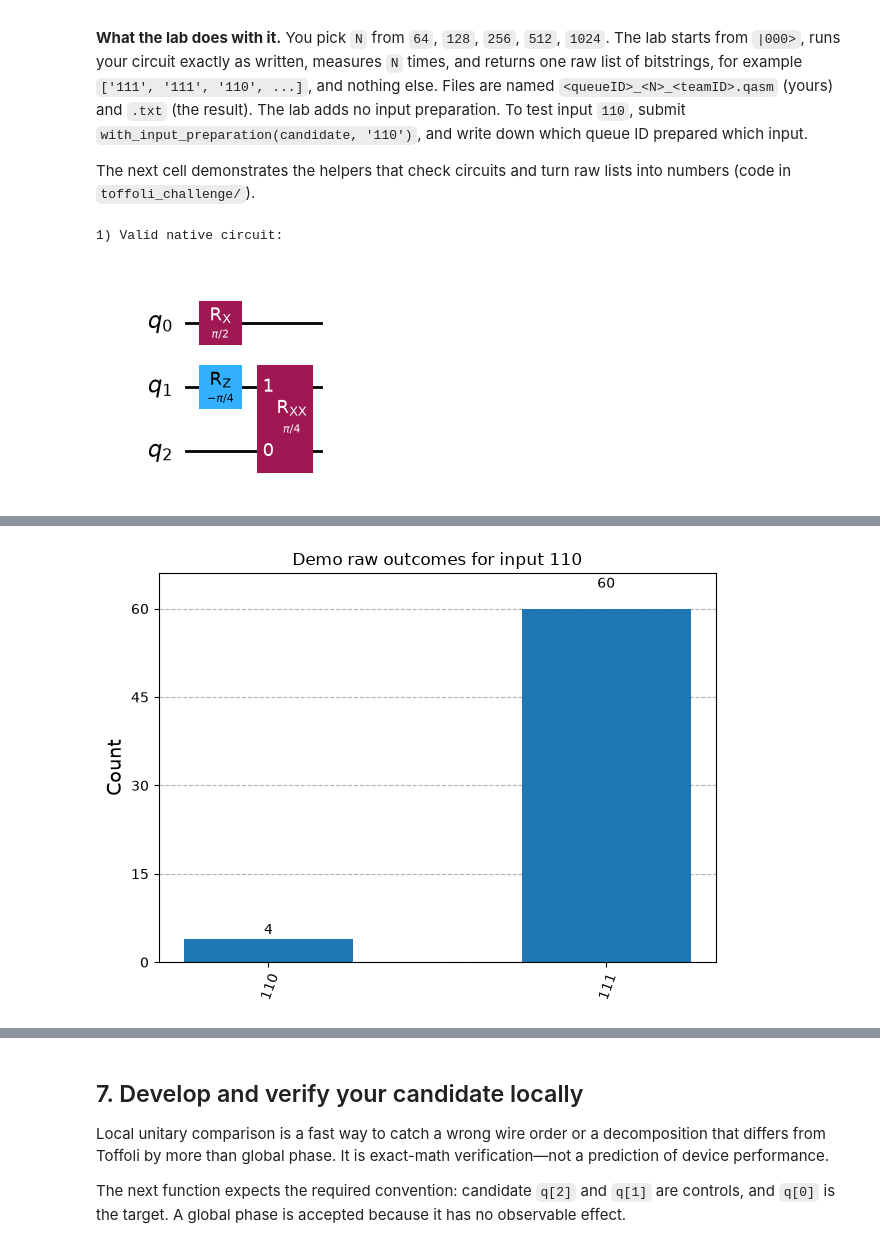
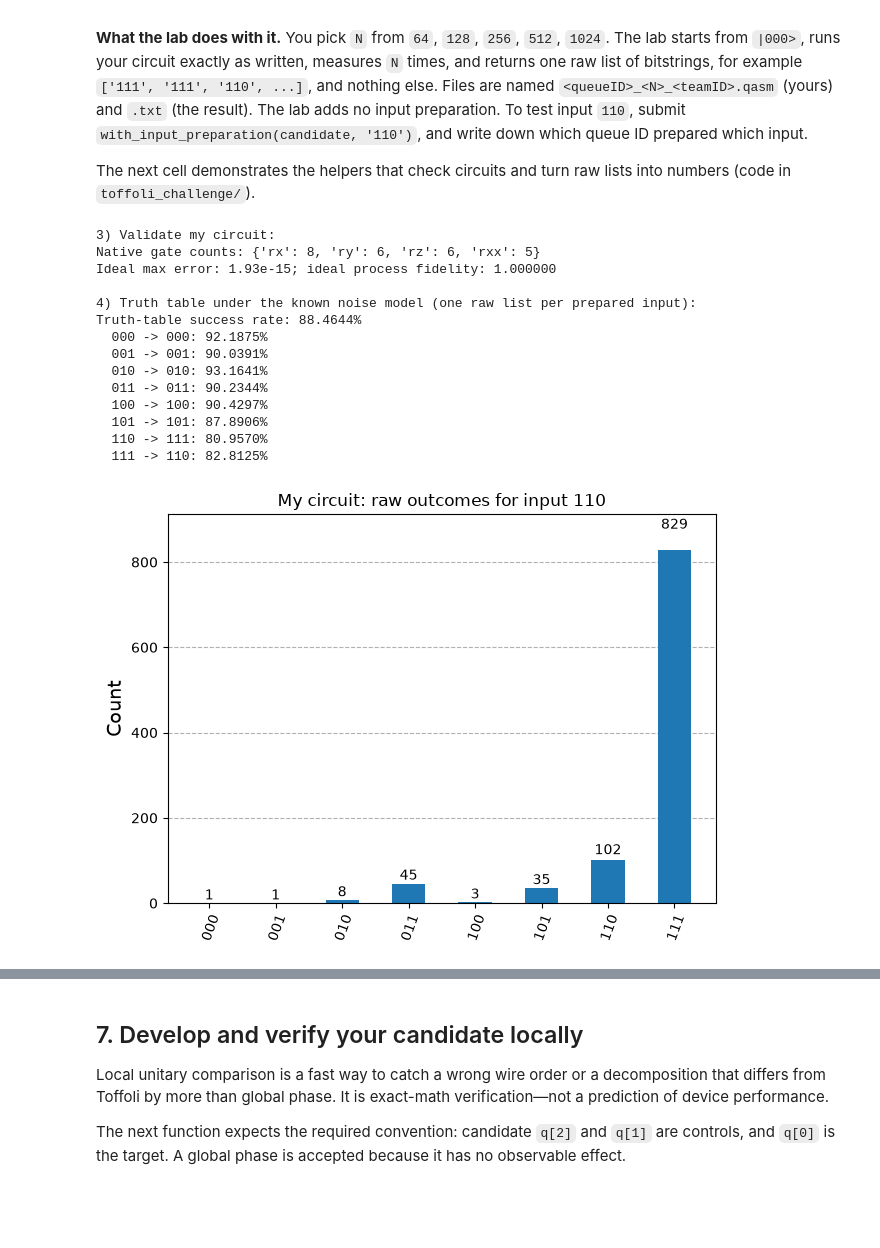
Before and after one commit to rahinarrianislam/DQCIntroChallenge, a Jupyter notebook: notebooks/Toffoli_Hardware_Hackathon_Challenge.ipynb, the cells around one changed output, grey strips where cells are left out. Drawn from its saved outputs; the diff is of its cells as text; code cells hidden in the pictures; blank space fills up the shorter version.

Commit message:
Add new tofolli circuit models

```diff
--- a/notebooks/Toffoli_Hardware_Hackathon_Challenge.ipynb
+++ b/notebooks/Toffoli_Hardware_Hackathon_Challenge.ipynb
@@ -808,37 +877,60 @@ MYSTERY_BACKEND_URL is not set yet; skipping the probes. Set it above when the o
 
 The next cell demonstrates the helpers that check circuits and turn raw lists into numbers (code in `toffoli_challenge/`).
 # %%
-# Helper demo. Judges may recompute your numbers from the lab's raw files: keep the queue IDs.
-from toffoli_challenge import bitstrings_to_counts, truth_table_row, validate_submission_circuit
+import matplotlib.pyplot as plt
+from qiskit_aer import AerSimulator
+from qiskit.visualization import plot_histogram
 
-# This circuit is native-gate compliant but is NOT a Toffoli; it only demonstrates validation.
-demo_native_circuit = QuantumCircuit(3)
-demo_native_circuit.rx(np.pi / 2, 0)
-demo_native_circuit.rz(-np.pi / 4, 1)  # Virtual/software rotation: free on this hardware.
-demo_native_circuit.rxx(np.pi / 4, 2, 1)
+from toffoli_challenge import (
+    TOFFOLI_INPUTS,
+    baseline_native_toffoli,
+    bitstrings_to_counts,
+    compare_to_toffoli,
+    truth_table_from_bitstrings,
+    validate_submission_circuit,
+    with_input_preparation,
+)
+from toffoli_challenge.known_noise import known_noise_model
 
-print('1) Valid native circuit:')
-validate_submission_circuit(demo_native_circuit)
-display(demo_native_circuit.draw('mpl'))
+my_circuit = baseline_native_toffoli()  # <-- replace with YOUR measurement-free native circuit
 
-print('\n2) Invalid circuit: the high-level H instruction is rejected.')
-invalid_demo = QuantumCircuit(3)
-invalid_demo.h(0)
-try:
-    validate_submission_circuit(invalid_demo)
-except ValueError as error:
-    print(error)
+print('\n3) Validate my circuit:')
+validate_submission_circuit(my_circuit)  # raises ValueError if any gate is not native
+print('Native gate counts:', dict(my_circuit.count_ops()))
+max_error, process_fidelity, _ = compare_to_toffoli(my_circuit)
+print(f'Ideal max error: {max_error:.2e}; ideal process fidelity: {process_fidelity:.6f}')
 
-print('\n3) Analyze one bare raw list returned for prepared input 110:')
-demo_raw_bitstrings = ['111'] * 60 + ['110'] * 4
-demo_row = truth_table_row('110', demo_raw_bitstrings)
-print(f'Expected output: {demo_row.ideal_output}; success: {demo_row.success_probability:.4%}')
-figure = plot_histogram(demo_row.counts, title='Demo raw outcomes for input 110')
+print('\n4) Truth table under the known noise model (one raw list per prepared input):')
+noisy_backend = AerSimulator(noise_model=known_noise_model(), seed_simulator=7)
+my_raw_bitstrings = {}
+for input_bits in TOFFOLI_INPUTS:
+    prepared = with_input_preparation(my_circuit, input_bits)
+    prepared.measure_all()
+    result = noisy_backend.run(prepared, shots=1024, memory=True).result()
+    my_raw_bitstrings[input_bits] = result.get_memory(prepared)
+
+my_report = truth_table_from_bitstrings(my_raw_bitstrings)
+print(f'Truth-table success rate: {my_report.mean_success_probability:.4%}')
+for input_bits, entry in my_report.per_input.items():
+    print(f'  {input_bits} -> {entry.ideal_output}: {entry.success_probability:.4%}')
+
+figure = plot_histogram(my_report.per_input['110'].counts, title='My circuit: raw outcomes for input 110')
 display(figure)
 plt.close(figure)
-
-print('\n4) Turn a raw bitstring list into counts:')
-print(bitstrings_to_counts(demo_raw_bitstrings))
+print('Counts for input 110:', bitstrings_to_counts(my_raw_bitstrings['110']))
 # %% [output]
-1) Valid native circuit:
+3) Validate my circuit:
+Native gate counts: {'rx': 8, 'ry': 6, 'rz': 6, 'rxx': 5}
+Ideal max error: 1.93e-15; ideal process fidelity: 1.000000
+
+4) Truth table under the known noise model (one raw list per prepared input):
+Truth-table success rate: 88.4644%
+  000 -> 000: 92.1875%
+  001 -> 001: 90.0391%
+  010 -> 010: 93.1641%
+  011 -> 011: 90.2344%
+  100 -> 100: 90.4297%
+  101 -> 101: 87.8906%
+  110 -> 111: 80.9570%
+  111 -> 110: 82.8125%
-[figure, old version]
+[figure, new version]
@@ -851 +937,0 @@ Expected output: 111; success: 93.7500%
-[figure, removed]
```
Also changed, not shown: parts of 75 cells of this notebook, 1 other file.
